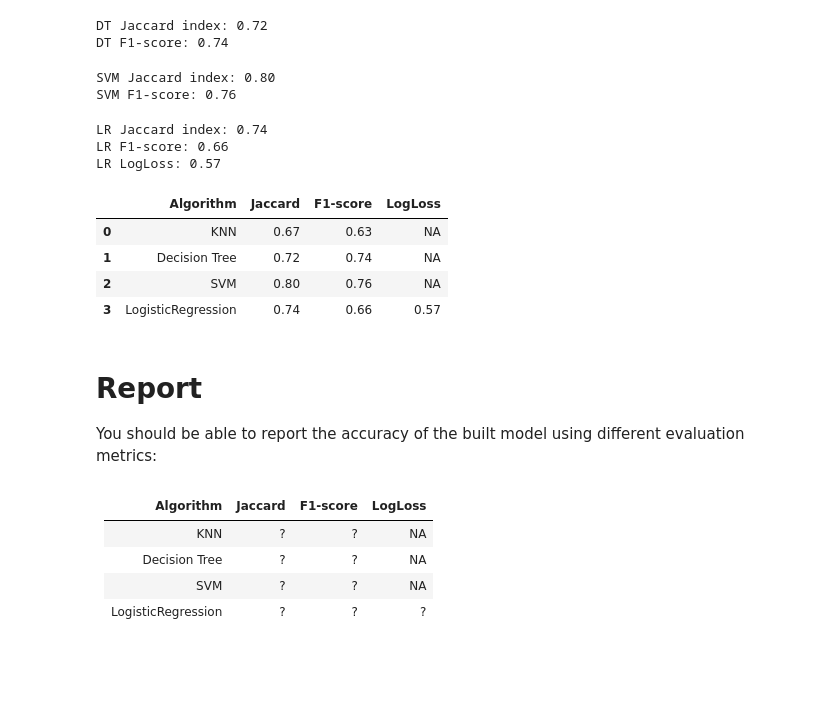
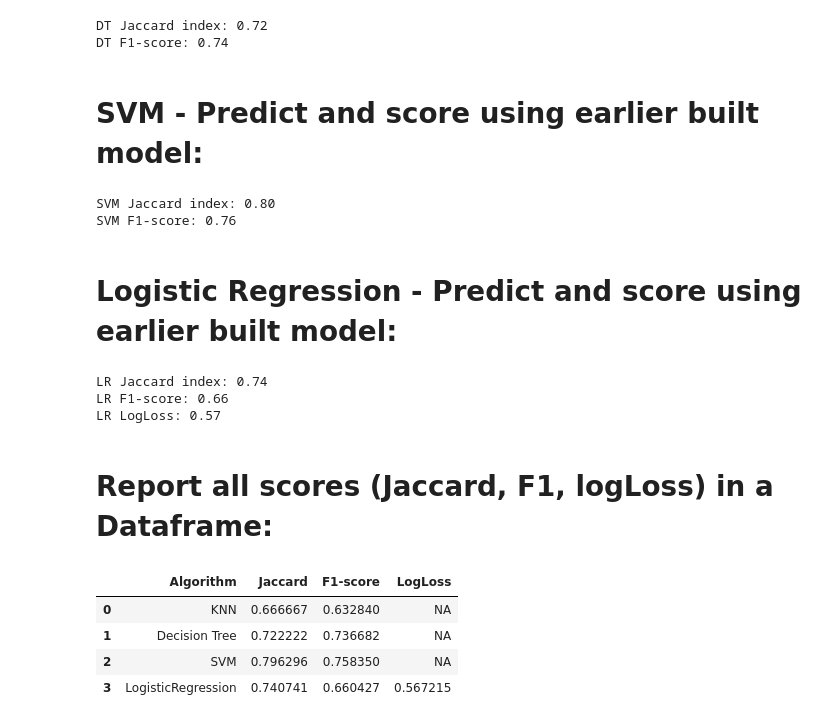
Before and after one commit to brainchild-vc/studies, a Jupyter notebook: Data_Science.ipynb, the cells around one changed output. Saved outputs shown, nothing was run; the diff lists cells and outputs as text; code cells hidden in the pictures; blank space fills up the shorter version.

```diff
--- a/Data_Science.ipynb
+++ b/Data_Science.ipynb
@@ -327,3 +331,11 @@ print( "The best accuracy was with", mean_acc.max(), "with k=", mean_acc.argmax(
 # %% [output]
 [figure]
 The best accuracy was with 0.7857142857142857 with k= 7
+# %%
+# Building the model again, using k=7
+from sklearn.neighbors import KNeighborsClassifier
+k = 7
+
+#Train Model
+neigh = KNeighborsClassifier(n_neighbors = k).fit(X_train,y_train)
+neigh
@@ -475,51 +513,62 @@ KNN F1-score: 0.63
 # %%
-# Decision Tree
+# Predict using test data
 y_decTree = trainTree.predict(test_X)
-print("DT Jaccard index: %.2f" % jaccard_similarity_score(test_y, y_decTree))
-print("DT F1-score: %.2f" % f1_score(test_y, y_decTree, average='weighted') )
+
+# Evaluate and score
+dt_jaccard = jaccard_similarity_score(test_y, y_decTree)
+dt_f1 = f1_score(test_y, y_decTree, average='weighted')
+print("DT Jaccard index: %.2f" % dt_jaccard)
+print("DT F1-score: %.2f" % dt_f1)
 # %% [output]
 DT Jaccard index: 0.72
 DT F1-score: 0.74
+# %% [markdown]
+# SVM - Predict and score using earlier built model:
 # %%
+# Predict using test data
 y_svm = svm.predict(test_X)
-print("SVM Jaccard index: %.2f" % jaccard_similarity_score(test_y, y_svm))
-print("SVM F1-score: %.2f" % f1_score(test_y, y_svm, average='weighted') )
+
+# Evaluate and score
+svm_jaccard = jaccard_similarity_score(test_y, y_svm)
+svm_f1 = f1_score(test_y, y_svm, average='weighted')
+print("SVM Jaccard index: %.2f" % svm_jaccard)
+print("SVM F1-score: %.2f" % svm_f1)
 # %% [output]
 SVM Jaccard index: 0.80
 SVM F1-score: 0.76
+# %% [markdown]
+# Logistic Regression - Predict and score using earlier built model:
 # %%
+# Predict using test data
 y_lr = LR.predict(test_X)
 y_lr_prob = LR.predict_proba(test_X)
-print("LR Jaccard index: %.2f" % jaccard_similarity_score(test_y, y_lr))
-print("LR F1-score: %.2f" % f1_score(test_y, y_lr, average='weighted') )
-print("LR LogLoss: %.2f" % log_loss(test_y, y_lr_prob))
+
+# Evaluate and score
+lr_jaccard = jaccard_similarity_score(test_y, y_lr)
+lr_f1 = f1_score(test_y, y_lr, average='weighted')
+lr_ll = log_loss(test_y, y_lr_prob)
+print("LR Jaccard index: %.2f" % lr_jaccard)
+print("LR F1-score: %.2f" % lr_f1)
+print("LR LogLoss: %.2f" % lr_ll)
 # %% [output]
 LR Jaccard index: 0.74
 LR F1-score: 0.66
 LR LogLoss: 0.57
+# %% [markdown]
+# Report all scores (Jaccard, F1, logLoss) in a Dataframe:
 # %%
 values = {'Algorithm': ['KNN','Decision Tree','SVM','LogisticRegression'],
-        'Jaccard': ['0.67','0.72','0.80','0.74'],
-        'F1-score': ['0.63','0.74','0.76','0.66'],
-        'LogLoss': ['NA','NA','NA','0.57']
+        'Jaccard': [knn_jaccard,dt_jaccard,svm_jaccard,lr_jaccard],
+        'F1-score': [knn_f1,dt_f1,svm_f1,lr_f1],
+        'LogLoss': ['NA','NA','NA',lr_ll]
         }
 
 scores = pd.DataFrame(values, columns = ['Algorithm', 'Jaccard', 'F1-score', 'LogLoss'])
 
 scores
 # %% [output]
 |  | Algorithm | Jaccard | F1-score | LogLoss |
-| 0 | KNN | 0.67 | 0.63 | NA |
-| 1 | Decision Tree | 0.72 | 0.74 | NA |
-| 2 | SVM | 0.80 | 0.76 | NA |
-| 3 | LogisticRegression | 0.74 | 0.66 | 0.57 |
+| 0 | KNN | 0.666667 | 0.632840 | NA |
+| 1 | Decision Tree | 0.722222 | 0.736682 | NA |
+| 2 | SVM | 0.796296 | 0.758350 | NA |
+| 3 | LogisticRegression | 0.740741 | 0.660427 | 0.567215 |
-# %% [markdown]
-# Report
-You should be able to report the accuracy of the built model using different evaluation metrics:
-# %% [markdown]
-| Algorithm          | Jaccard | F1-score | LogLoss |
-|--------------------|---------|----------|---------|
-| KNN                | ?       | ?        | NA      |
-| Decision Tree      | ?       | ?        | NA      |
-| SVM                | ?       | ?        | NA      |
-| LogisticRegression | ?       | ?        | ?       |
```
Also changed, not shown: parts of 21 cells of this notebook.
